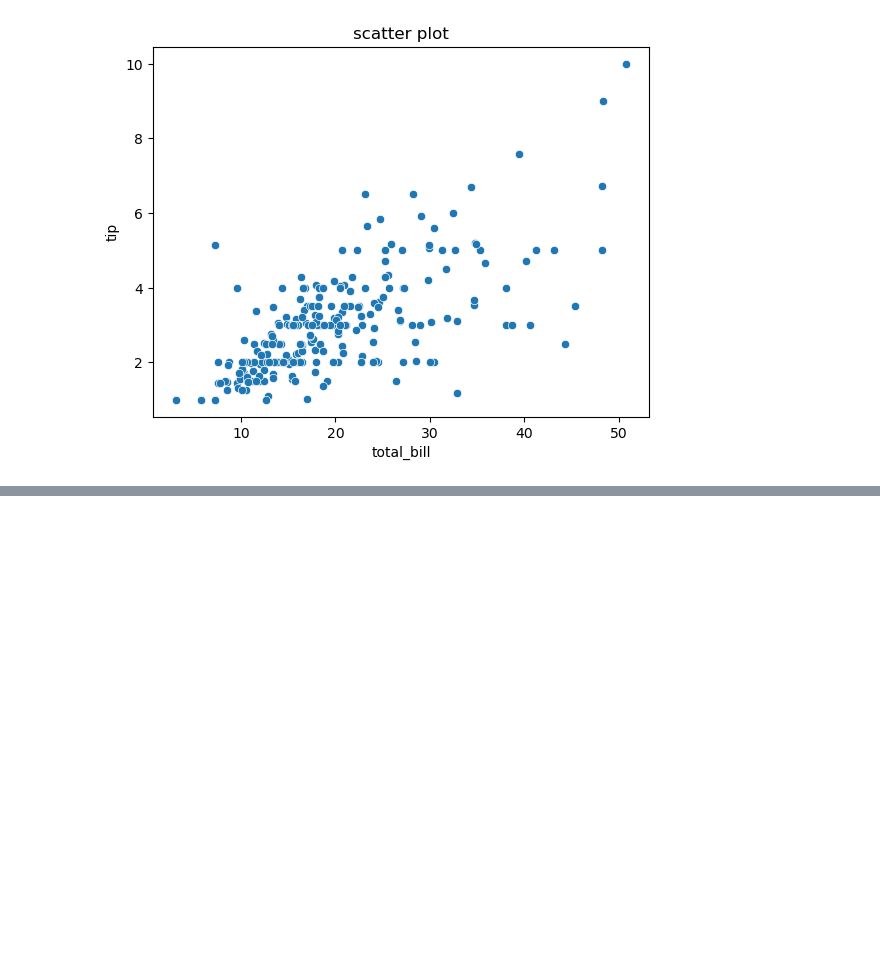
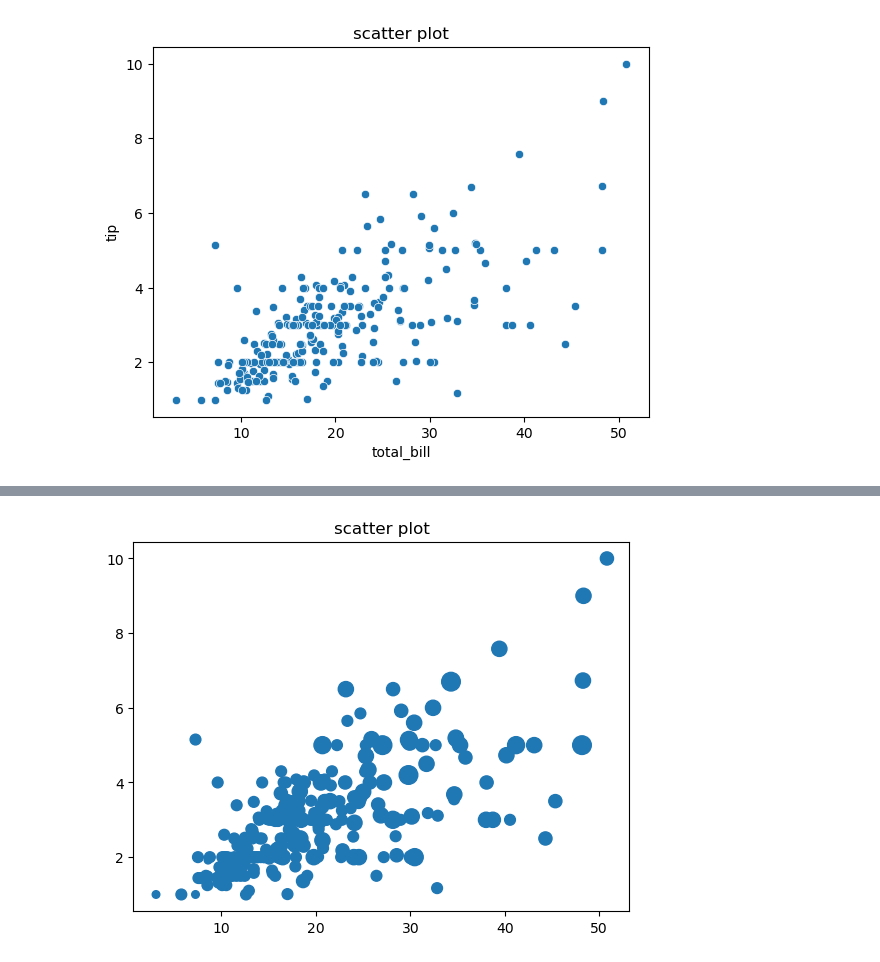
Before and after one commit to aryanra419/Python-class-notes, a Jupyter notebook: visualization.ipynb, the cells around one changed output, grey strips where cells are left out. Drawn from its saved outputs; the diff is of its cells as text; code cells hidden in the pictures; blank space fills up the shorter version.

Commit message:
join plot

```diff
--- a/visualization.ipynb
+++ b/visualization.ipynb
@@ -263,0 +269,6 @@ To https://github.com/aryanra419/Python-class-notes
+# %%
+plt.scatter(df["total_bill"],df["tip"],s=df["size"]*30)
+plt.title("scatter plot")
+plt.show()
+# %% [output]
+[figure, added]
```
Also changed, not shown: parts of 14 cells of this notebook.
